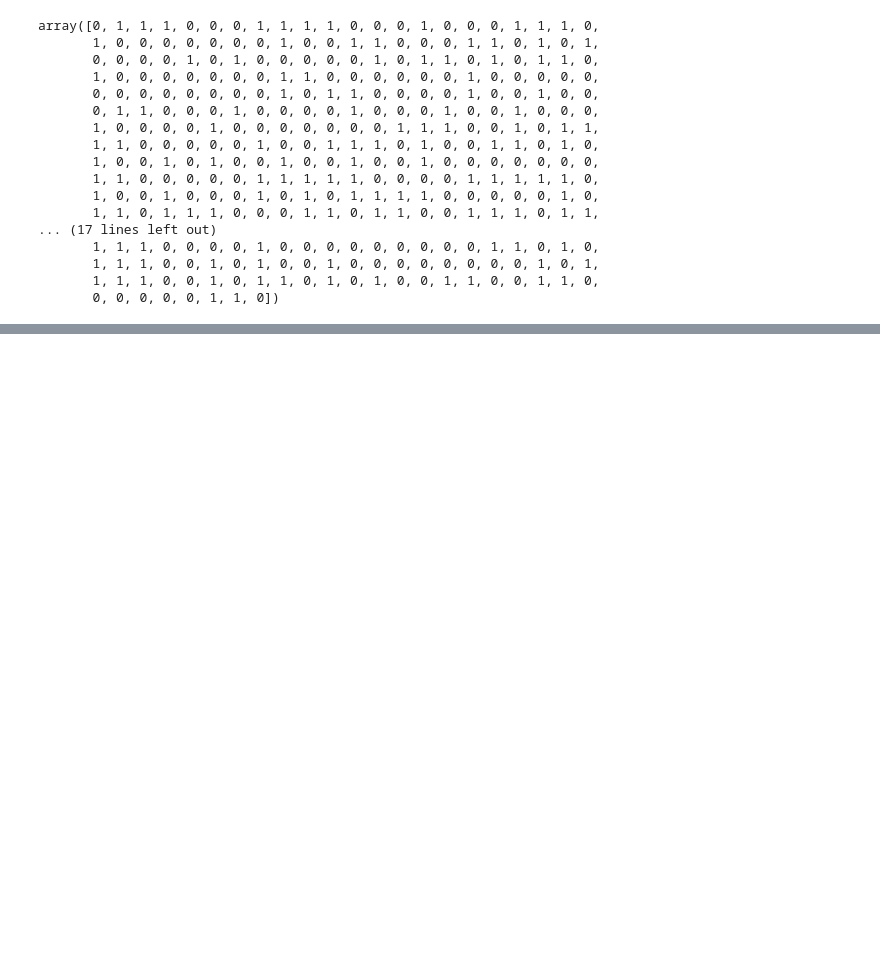
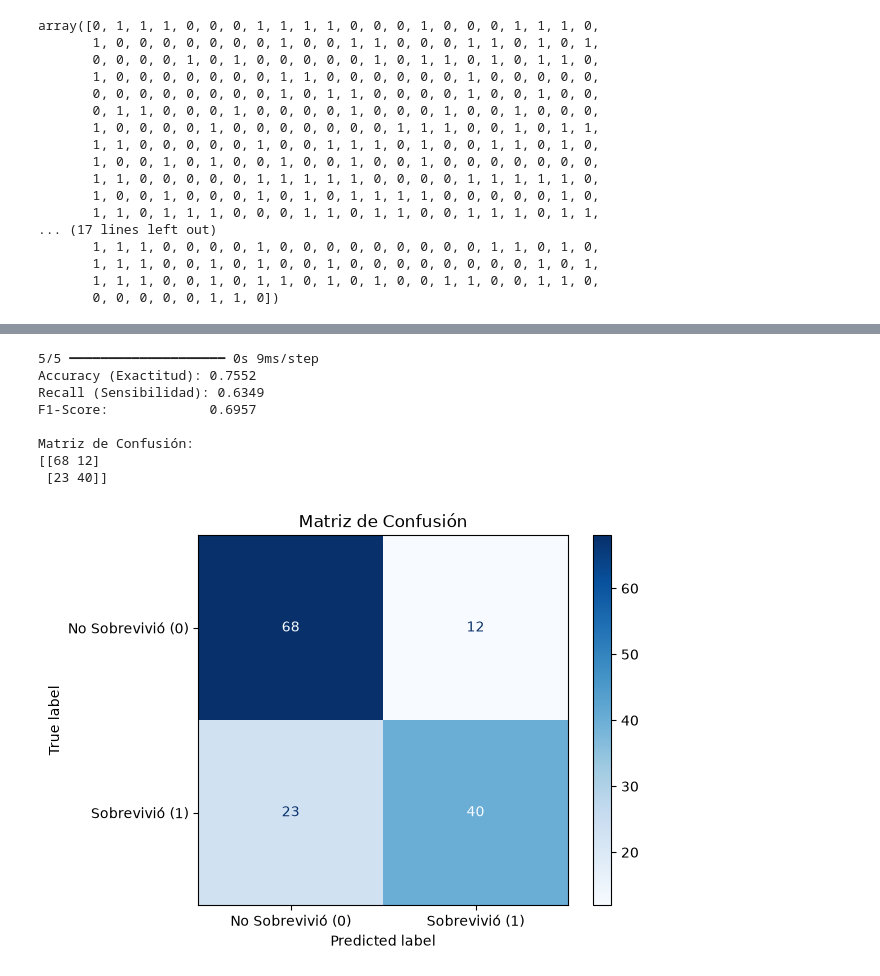
Before and after one commit to IsmaelBF/Ciencia-de-datos, a Jupyter notebook: 07_ redes neuronales/07_redes neuronales.ipynb, the cells around one changed output, grey strips where cells are left out. Drawn from its saved outputs; the diff is of its cells as text; code cells hidden in the pictures; blank space fills up the shorter version.

```diff
--- a/07_ redes neuronales/07_redes neuronales.ipynb
+++ b/07_ redes neuronales/07_redes neuronales.ipynb
@@ -199,0 +199,39 @@ plt.show()
+# %%
+# 8.- Predicciones y Métricas de Clasificación
+from sklearn.metrics import accuracy_score, recall_score, f1_score, confusion_matrix, ConfusionMatrixDisplay
+
+# 1. Obtener probabilidades sobre el conjunto de prueba
+y_pred_probs = model.predict(x_test)
+
+# 2. Convertir probabilidades a clases binarias (0 o 1) con umbral de 0.5
+y_pred = (y_pred_probs >= 0.5).astype(int).flatten()
+
+# 3. Calcular métricas
+acc = accuracy_score(y_test, y_pred)
+rec = recall_score(y_test, y_pred)
+f1 = f1_score(y_test, y_pred)
+cm = confusion_matrix(y_test, y_pred)
+
+# 4. Imprimir resultados numéricos
+print(f"Accuracy (Exactitud): {acc:.4f}")
+print(f"Recall (Sensibilidad): {rec:.4f}")
+print(f"F1-Score:             {f1:.4f}\n")
+print("Matriz de Confusión:")
+print(cm)
+
+# 5. Graficar la Matriz de Confusión
+disp = ConfusionMatrixDisplay(confusion_matrix=cm, display_labels=['No Sobrevivió (0)', 'Sobrevivió (1)'])
+disp.plot(cmap=plt.cm.Blues)
+plt.title("Matriz de Confusión")
+plt.grid(False)
+plt.show()
+# %% [output]
+5/5 ━━━━━━━━━━━━━━━━━━━━ 0s 9ms/step
+Accuracy (Exactitud): 0.7552
+Recall (Sensibilidad): 0.6349
+F1-Score:             0.6957
+
+Matriz de Confusión:
+[[68 12]
+ [23 40]]
+[figure, added]
```
Also changed, not shown: parts of 9 cells of this notebook.
